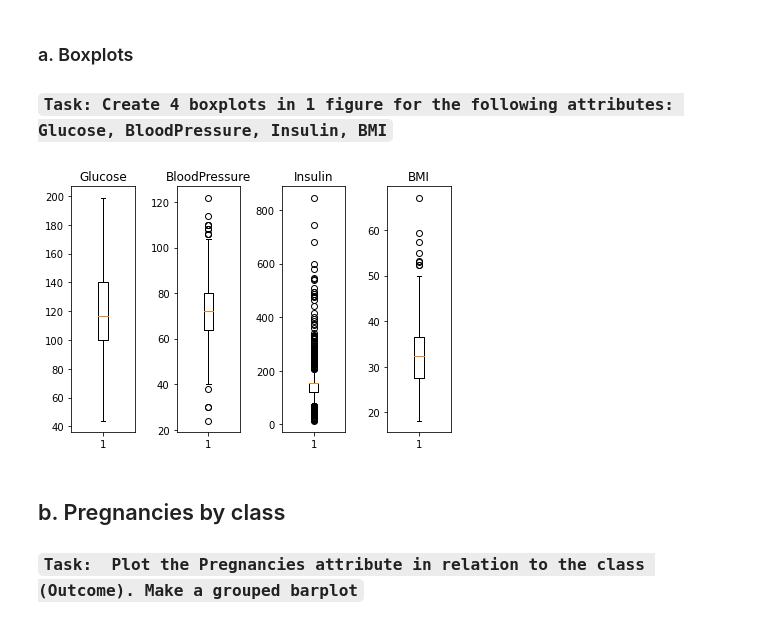
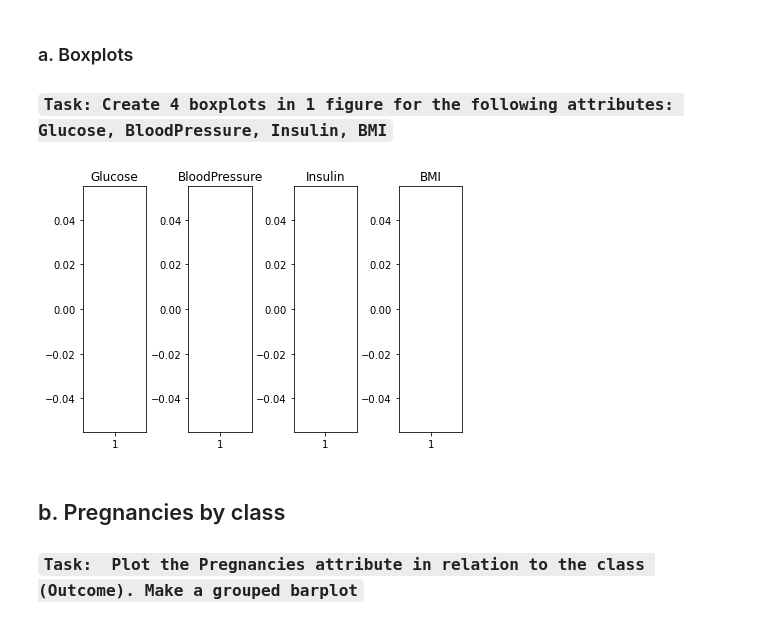
Before and after one commit to blongho/DAMI-HT2021, a Jupyter notebook: HW1/HW1_Instructions.ipynb, the cells around one changed output. Cells and saved outputs as stored; diff of their text form; code cells hidden in the pictures.

```diff
--- a/HW1/HW1_Instructions.ipynb
+++ b/HW1/HW1_Instructions.ipynb
@@ -171,8 +170,7 @@ data_imputed = pd.DataFrame(data=data, columns=data.columns)
 
 #2
 columns = data.columns[1:-1]
-#print(columns)
-#print("Columns of interest are ", columns)
+
 #3
 df_part = data_imputed[columns]
 
@@ -187,9 +185,9 @@ imputed_data = imputer.transform(df_part)
 #6
 df_converted = DataFrame(data=imputed_data, columns=columns)
 
-data_imputed =df_converted
-data_imputed["Pregnancies"] = data["Pregnancies"]
-data_imputed["Outcome"] = data["Outcome"]
+mergeable = pd.DataFrame(data=data, columns=["Pregnancies", "Outcome"])
+
+data_imputed = pd.concat(([df_converted, mergeable]))
 # %%
 
 # if you successfuly finished the imputation for task3, uncomment the following:
@@ -276,25 +274,26 @@ result: not equal
 # %%
 # You can find a similar example in Lab1_Preprocessing_EDA.
 # Create 1 figure with 4 subplots. Each axes should contain the boxplot of the specified attributes and corresponding titles. Use data_imputed
 
 fig, ax = plt.subplots(1, 4)  #create 1 row with 4 plots
 
 plt.tight_layout()
 ax[0].set_title('Glucose')
 ax[0].boxplot(data_imputed['Glucose'])
 
 ax[1].set_title('BloodPressure')
 ax[1].boxplot(data_imputed['BloodPressure'])
 
 ax[2].set_title('Insulin')
 ax[2].boxplot(data_imputed['Insulin'])
 
 ax[3].set_title('BMI')
 ax[3].boxplot(data_imputed['BMI'])
 
+fig.set_label("Plot of the numerical values")
 plt.show()
 # %% [output]
-[figure, old version]
+[figure, new version]
 # %% [markdown]
 ## b.	Pregnancies by class
 
```
Also changed, not shown: parts of 5 cells of this notebook.
